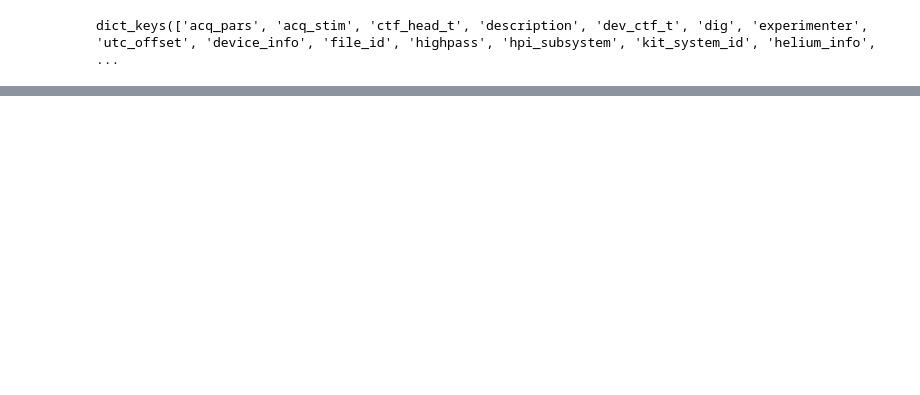
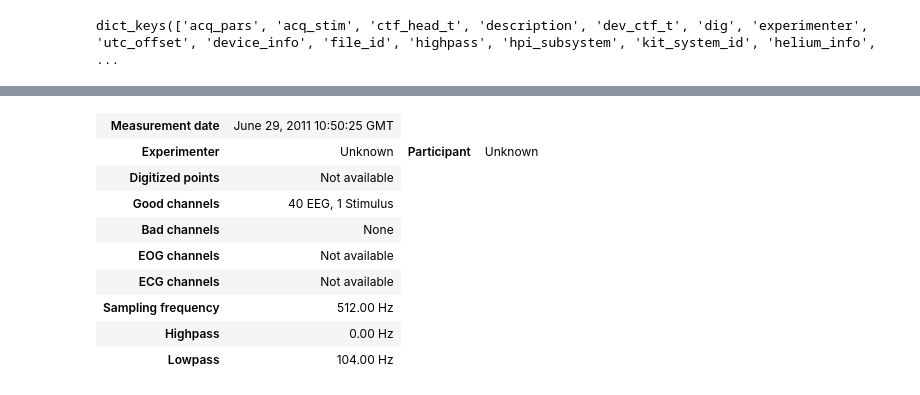
Before and after one commit to krisplusmagger/pd_detection, a Jupyter notebook: pd.ipynb, the cells around one changed output, grey strips where cells are left out. Cells and saved outputs as stored; diff of their text form; code cells hidden in the pictures; blank space fills up the shorter version.

```diff
--- a/pd.ipynb
+++ b/pd.ipynb
@@ -166,0 +158,13 @@ print("All BDF files processed.")
+# %%
+raw.info
+# %% [output]
+| Measurement date | June 29, 2011 10:50:25 GMT |
+| Experimenter | Unknown | Participant | Unknown |
+| Digitized points | Not available |
+| Good channels | 40 EEG, 1 Stimulus |
+| Bad channels | None |
+| EOG channels | Not available |
+| ECG channels | Not available |
+| Sampling frequency | 512.00 Hz |
+| Highpass | 0.00 Hz |
+| Lowpass | 104.00 Hz |
```
Also changed, not shown: parts of 20 cells of this notebook.
